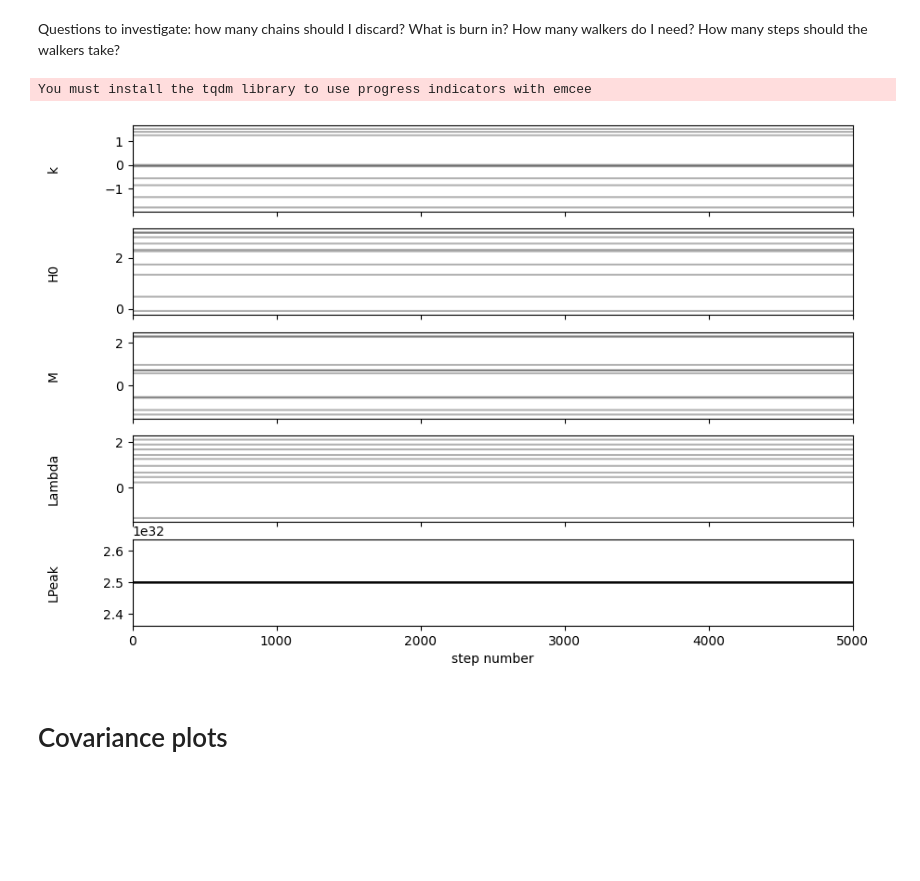
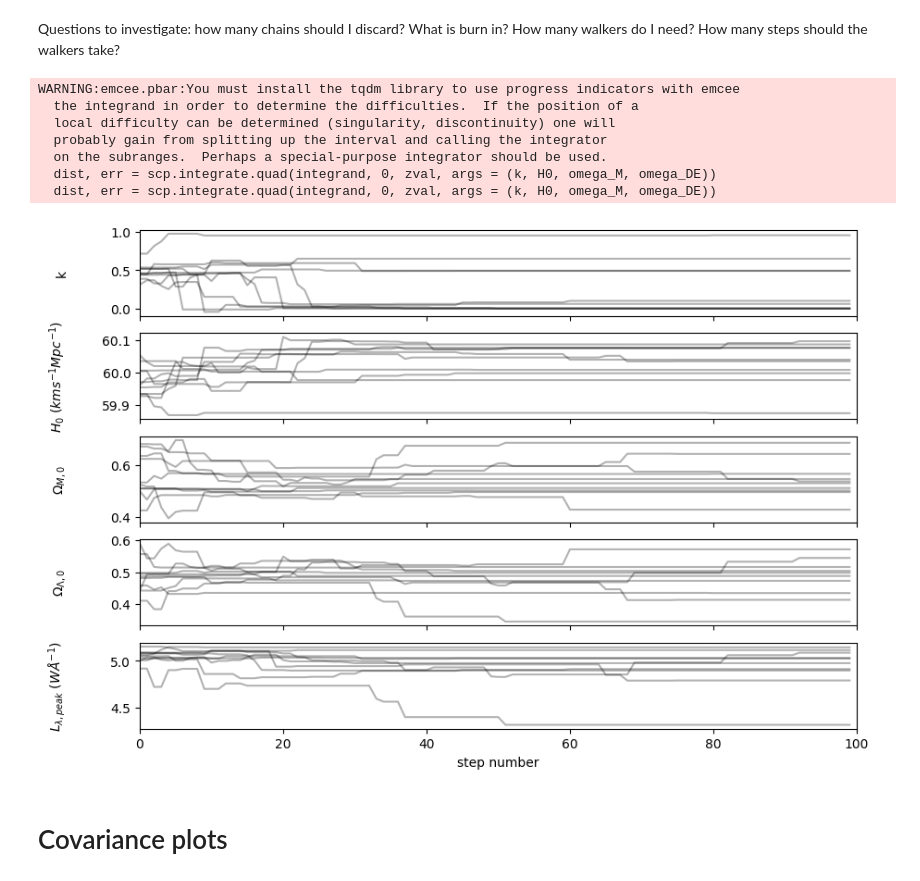
Before and after one commit to LightningMinion/Supernova-Cosmology, a Jupyter notebook: extension-code.ipynb, the cells around one changed output. Drawn from its saved outputs; the diff is of its cells as text; code cells hidden in the pictures; blank space fills up the shorter version.

```diff
--- a/extension-code.ipynb
+++ b/extension-code.ipynb
@@ -29,6 +29,8 @@ def Friedmann_eq(z, k, H0, omega_M, omega_DE):
     a = scale_factor(z)
     R0 = curv_scale(H0, omega_M, omega_DE)
     H2 = (75**2)*(omega_M/(a**3) + omega_DE - k*(c**2)/((R0**2)*(a**2)))
+    if H2 == 0:
+        return 0.001*np.random.random()
     return np.sqrt(np.abs(H2))
 
 def integrand(z, k, H0, omega_M, omega_DE):
@@ -54,7 +56,7 @@ def Sk(k, H0, omega_M, omega_DE, rc):
 def mag_model(z, k, H0, omega_M, omega_DE, LPeakLambda):
     rc = co_moving_dist(z, k, H0, omega_M, omega_DE)
     sk = Sk(k, H0, omega_M, omega_DE, rc)
-    flux = LPeakLambda/(4*np.pi*(sk**2)*((1+z)**2))
+    flux = (10**32)*LPeakLambda/(4*np.pi*(sk**2)*((1+z)**2))
     argument = flux/f0
     mag = -2.5*np.log10(argument)
     return mag
@@ -73,11 +75,11 @@ Should priors be uniform or Gaussian over the range? - use uniform unless I have
 # %%
 def log_prior(theta):
     k, H0, omega_M, omega_DE, LPeakLambda = theta
-    if -1<k<1 and 65<H0<75 and 0.3<omega_M<0.35 and 0.65<omega_DE<0.7 and (2*10**32)<LPeakLambda<(5*10**32):
+    if -1<k<1 and 20<H0<100 and 0<omega_M<2 and 0<omega_DE<2 and 1<LPeakLambda<10:
         return 0.0
     return -np.inf
 
-priors_central = [0, 2, 0.325, 0.675, 2.5*10**32]
+priors_central = [0.5, 60, 0.5, 0.5, 5]
 # %% [markdown]
 # Likelihood function
 # %%
@@ -97,8 +99,8 @@ def log_probability(theta, z, mag, magerr):
 # %% [markdown]
 Questions to investigate: how many chains should I discard? What is burn in? How many walkers do I need? How many steps should the walkers take?
 # %%
-pos = priors_central + np.random.randn(10, 5)
-nsteps = 5000 #number of steps walkers take
+pos = priors_central + 0.1*np.random.randn(10, 5)
+nsteps = 100 #number of steps walkers take
 ndiscard = 1 #how many steps at the beginning of the chain to discard
 nwalkers, ndim = pos.shape
 sampler = emcee.EnsembleSampler(
@@ -107,21 +109,27 @@ sampler = emcee.EnsembleSampler(
 sampler.run_mcmc(pos, nsteps, progress = True)
 flat_samples = sampler.get_chain(discard = ndiscard, thin = 15, flat = True)
 # %% [output]
-You must install the tqdm library to use progress indicators with emcee
+WARNING:emcee.pbar:You must install the tqdm library to use progress indicators with emcee
+  the integrand in order to determine the difficulties.  If the position of a
+  local difficulty can be determined (singularity, discontinuity) one will
+  probably gain from splitting up the interval and calling the integrator
+  on the subranges.  Perhaps a special-purpose integrator should be used.
+  dist, err = scp.integrate.quad(integrand, 0, zval, args = (k, H0, omega_M, omega_DE))
+  dist, err = scp.integrate.quad(integrand, 0, zval, args = (k, H0, omega_M, omega_DE))
 # %%
 fig, axes = plt.subplots(5, figsize=(10, 7), sharex=True)
 samples = sampler.get_chain()
-labels = ["k", "H0", "M", "Lambda", "LPeak"]
+labels = ["k", "$H_{0}$ $(kms^{-1}Mpc^{-1})$", "${Ω_{M,0}}$", "${Ω_{Λ,0}}$", "${L_{λ, peak}}$ ${(W Å^{-1})}$"]
 for i in range(ndim):
     ax = axes[i]
     ax.plot(samples[:, :, i], "k", alpha=0.3)
     ax.set_xlim(0, len(samples))
     ax.set_ylabel(labels[i])
     ax.yaxis.set_label_coords(-0.1, 0.5)
 
 axes[-1].set_xlabel("step number");
 # %% [output]
-[figure, old version]
+[figure, new version]
 # %% [markdown]
 # Covariance plots
 # %%
```
Also changed, not shown: parts of 1 cell of this notebook, 1 other file.
